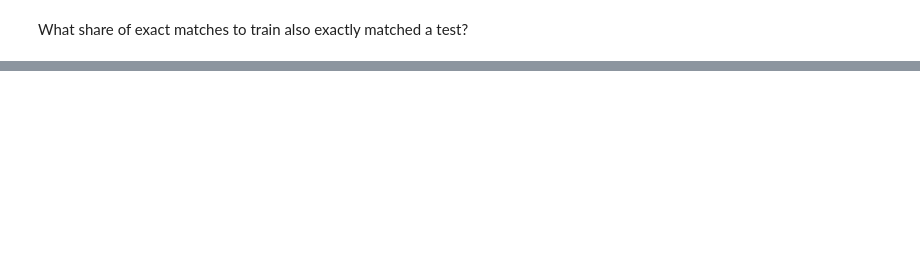
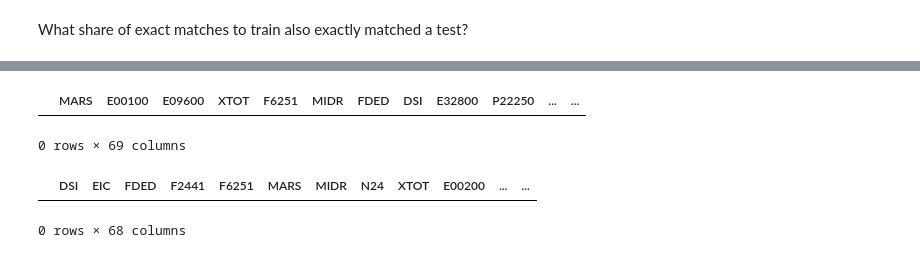
Before and after one commit to donboyd5/synpuf, a Jupyter notebook: analysis/disclosure/disclosure_risk.ipynb, the cells around one changed output, grey strips where cells are left out. Cells and saved outputs as stored; diff of their text form; code cells hidden in the pictures; blank space fills up the shorter version.

```diff
--- a/analysis/disclosure/disclosure_risk.ipynb
+++ b/analysis/disclosure/disclosure_risk.ipynb
@@ -282,0 +303,5 @@ share_exact_matches(nearest_synthpop)
+# %%
+puf = train.append(test)
+pufu = puf.groupby(puf.columns.tolist(), as_index=False).size().reset_index().rename(
+    columns={0:'records'})
+pufu.groupby('records').size()
@@ -282,0 +342,3 @@ share_exact_matches(nearest_synthpop)
+# %%
+most_common_puf = pufu.sort_values('records').tail(1).drop('records', axis=1)
+nonzero_rows(most_common_puf)
@@ -282,0 +391,10 @@ share_exact_matches(nearest_synthpop)
+# %%
+rf_synth.merge(most_common_puf)
+# %% [output]
+|  | MARS | E00100 | E09600 | XTOT | F6251 | MIDR | FDED | DSI | E32800 | P22250 | ... | ... |
+0 rows × 69 columns
+# %%
+synthpop.merge(most_common_puf)
+# %% [output]
+|  | DSI | EIC | FDED | F2441 | F6251 | MARS | MIDR | N24 | XTOT | E00200 | ... | ... |
+0 rows × 68 columns
```
Also changed, not shown: parts of 30 cells of this notebook, 1 other file.
